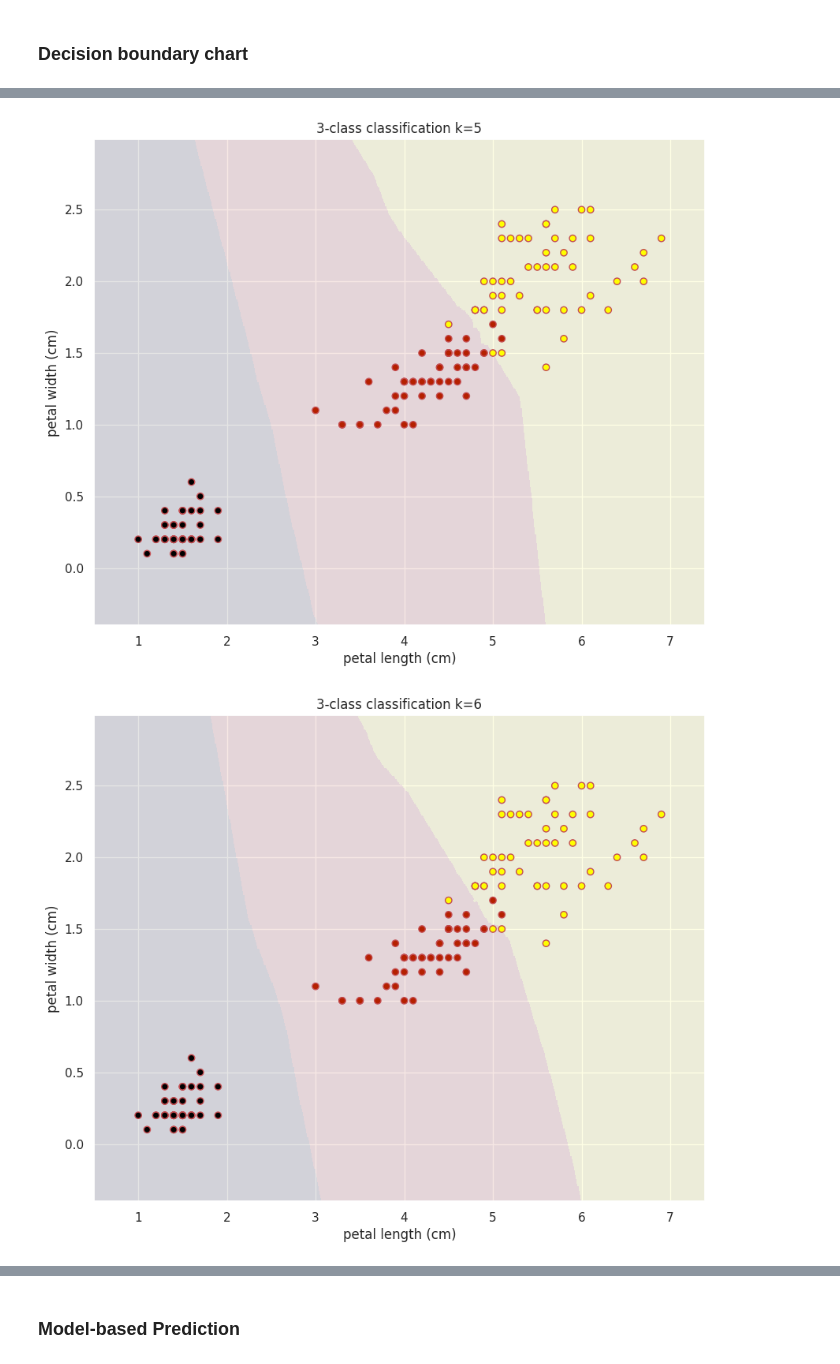
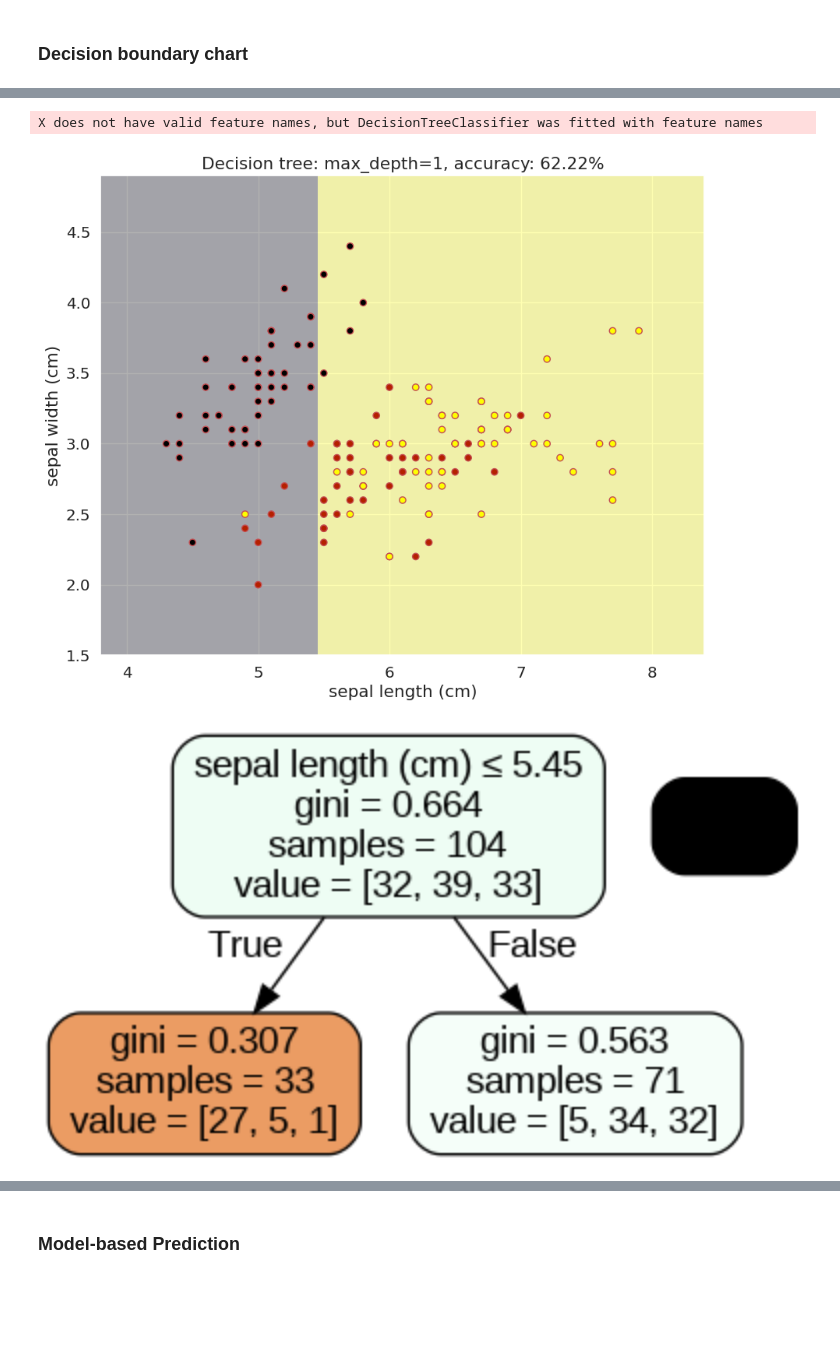
Before and after one commit to davidofitaly/04_ml_classification_projects, a Jupyter notebook: Kopia_notatnika_01_iris_datasets_project.ipynb, the cells around one changed output, grey strips where cells are left out. Saved outputs shown, nothing was run; the diff lists cells and outputs as text; code cells hidden in the pictures; blank space fills up the shorter version.

```diff
--- a/Kopia_notatnika_01_iris_datasets_project.ipynb
+++ b/Kopia_notatnika_01_iris_datasets_project.ipynb
@@ -383,9 +383,15 @@ KNeighborsClassifier()
 # %% [markdown]
 ### <a name='8' > </a> Decision boundary chart
 # %%
-def plot_decision_boundries(n_neighbors=1):
+from io import StringIO
+from sklearn.tree import export_graphviz
+import pydotplus
+from IPython.display import Image
 
-    classifier = KNeighborsClassifier(n_neighbors=n_neighbors)
+
+def plot_decision_tree_boundries(max_depth=1):
+
+    classifier = DecisionTreeClassifier(max_depth=max_depth)
     classifier.fit(X_train, y_train)
 
     # Calculate the minimum and maximum values for x and y with a padding of 0.5
@@ -402,14 +408,31 @@ def plot_decision_boundries(n_neighbors=1):
     Z = classifier.predict(mesh)
     Z = Z.reshape(xx.shape)
 
+    # Create a StringIO object to hold the DOT data
+    dot_data = StringIO()
+    # Export the decision tree to DOT format
+    export_graphviz(classifier,  # Use your best model here
+                    out_file=dot_data,
+                    filled=True,
+                    rounded=True,
+                    special_characters=True,
+                    feature_names=X_train.columns.tolist())  # Ensure you have the correct feature names
+
+    # Generate the graph from DOT data
+    graph = pydotplus.graph_from_dot_data(dot_data.getvalue())
+
+    # Save the graph as a PNG file
+    graph.write_png('graph.png')
+
     # Create a plot
     plt.figure(figsize=(10, 8))
-    plt.pcolormesh(xx, yy, Z, cmap='gnuplot', alpha=0.1)
+    plt.pcolormesh(xx, yy, Z, cmap='gnuplot', alpha=0.3)
     plt.scatter(data.iloc[:, 0], data.iloc[:, 1], c=target, cmap='gnuplot', edgecolors='r')
-    unique_classes = np.unique(y_train)
     plt.xlim(xx.min(), xx.max())
     plt.ylim(yy.min(), yy.max())
-    plt.xlabel('petal length (cm)')
-    plt.ylabel('petal width (cm)')
-    plt.title(f'3-class classification k={n_neighbors}')
+    plt.xlabel('sepal length (cm)')
+    plt.ylabel('sepal width (cm)')
+    plt.title(f'Decision tree: max_depth={max_depth}, accuracy: {classifier.score(X_test, y_test)*100:.2f}%')
     plt.show()
+
+    return Image(graph.create_png(), width=800)
@@ -432,8 +439,6 @@ plot_decision_boundries(n_neighbors=4)
-# %%
-plot_decision_boundries(n_neighbors=5)
-# %% [output]
-[figure, removed]
-# %%
-plot_decision_boundries(n_neighbors=6)
-# %% [output]
-[figure, removed]
+# %%
+plot_decision_tree_boundries(max_depth=1)
+# %% [output]
+X does not have valid feature names, but DecisionTreeClassifier was fitted with feature names
+[figure, added]
+[figure, added]
```
Also changed, not shown: parts of 24 cells of this notebook.
